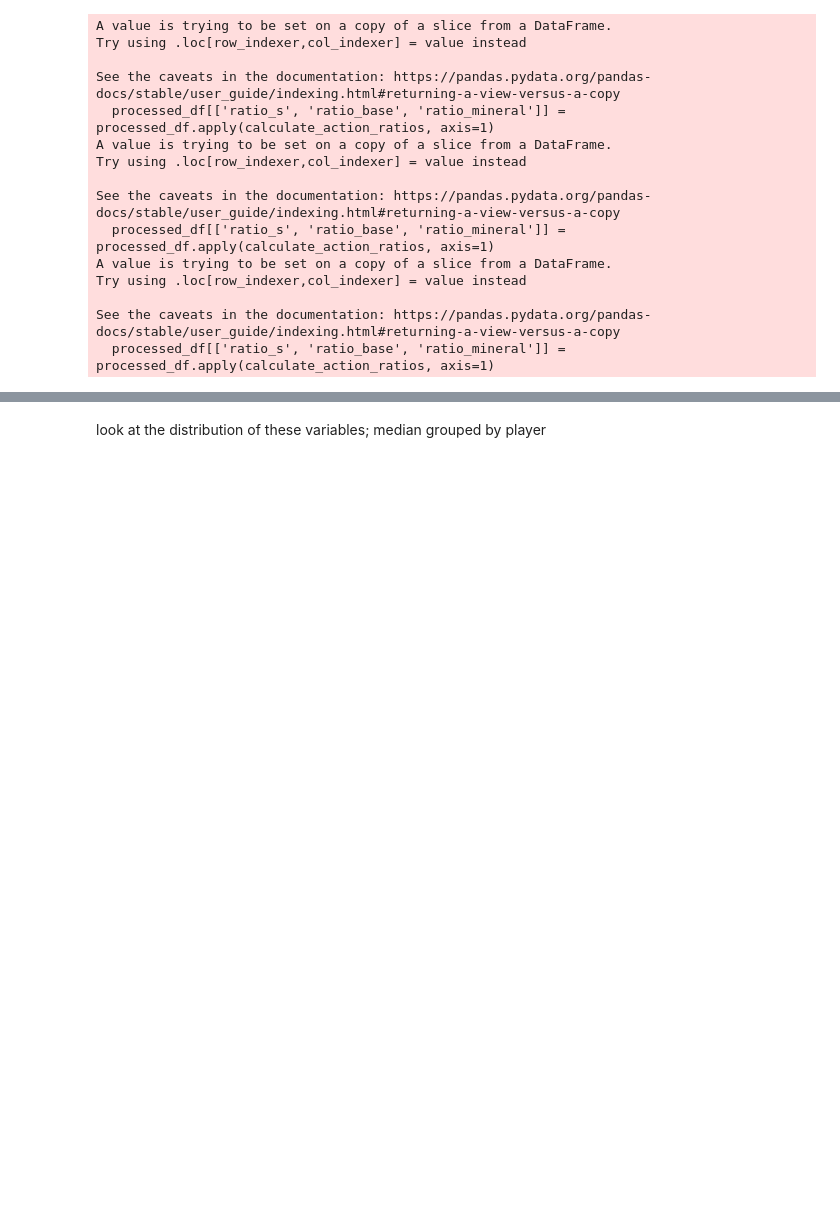
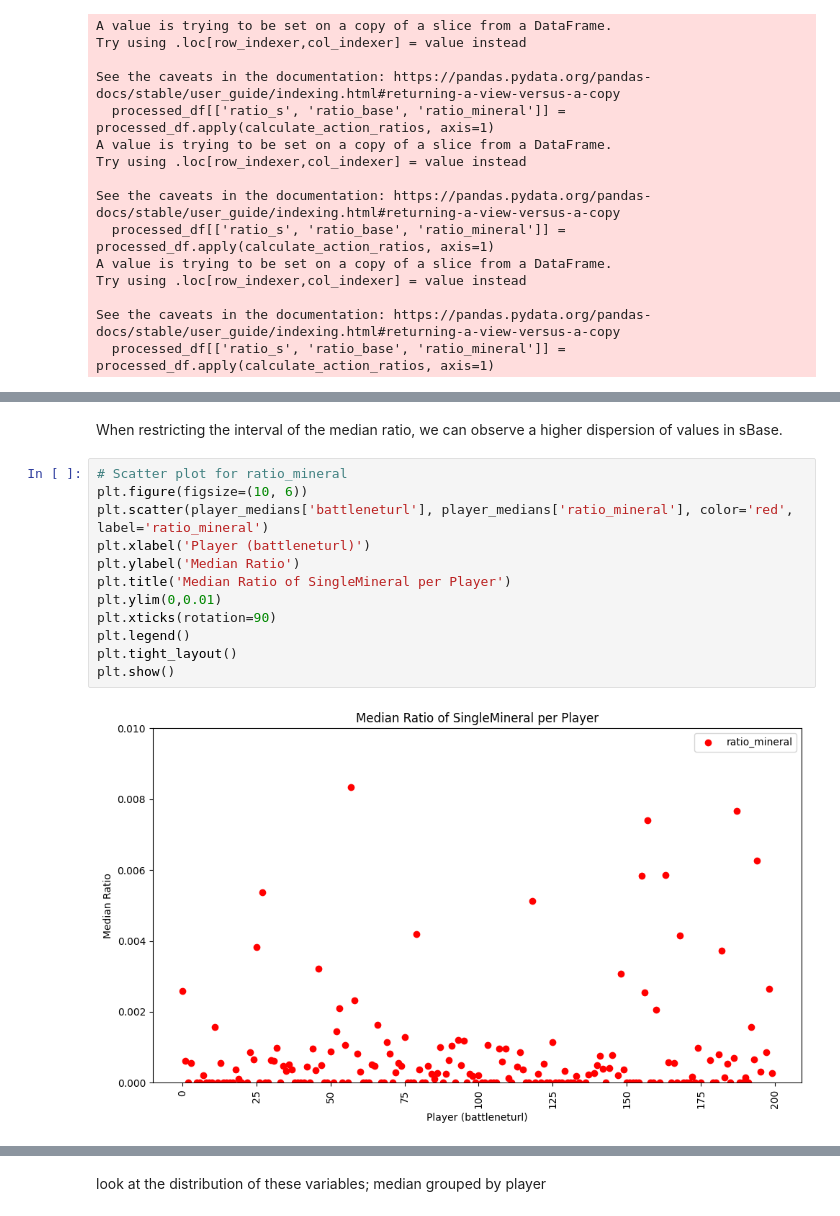
Before and after one commit to sofialtman/OT02---Data-Mining, a Jupyter notebook: data_expl_julia.ipynb, the cells around one changed output, grey strips where cells are left out. Saved outputs shown, nothing was run; the diff lists cells and outputs as text; blank space fills up the shorter version.

```diff
--- a/data_expl_julia.ipynb
+++ b/data_expl_julia.ipynb
@@ -404,0 +490,16 @@ See the caveats in the documentation: https://pandas.pydata.org/pandas-docs/stab
+# %% [markdown]
+When restricting the interval of the median ratio, we can observe a higher dispersion of values in sBase.
+# %%
+# Scatter plot for ratio_mineral
+plt.figure(figsize=(10, 6))
+plt.scatter(player_medians['battleneturl'], player_medians['ratio_mineral'], color='red', label='ratio_mineral')
+plt.xlabel('Player (battleneturl)')
+plt.ylabel('Median Ratio')
+plt.title('Median Ratio of SingleMineral per Player')
+plt.ylim(0,0.01)
+plt.xticks(rotation=90)
+plt.legend()
+plt.tight_layout()
+plt.show()
+# %% [output]
+[figure, added]
```
Also changed, not shown: parts of 22 cells of this notebook.
